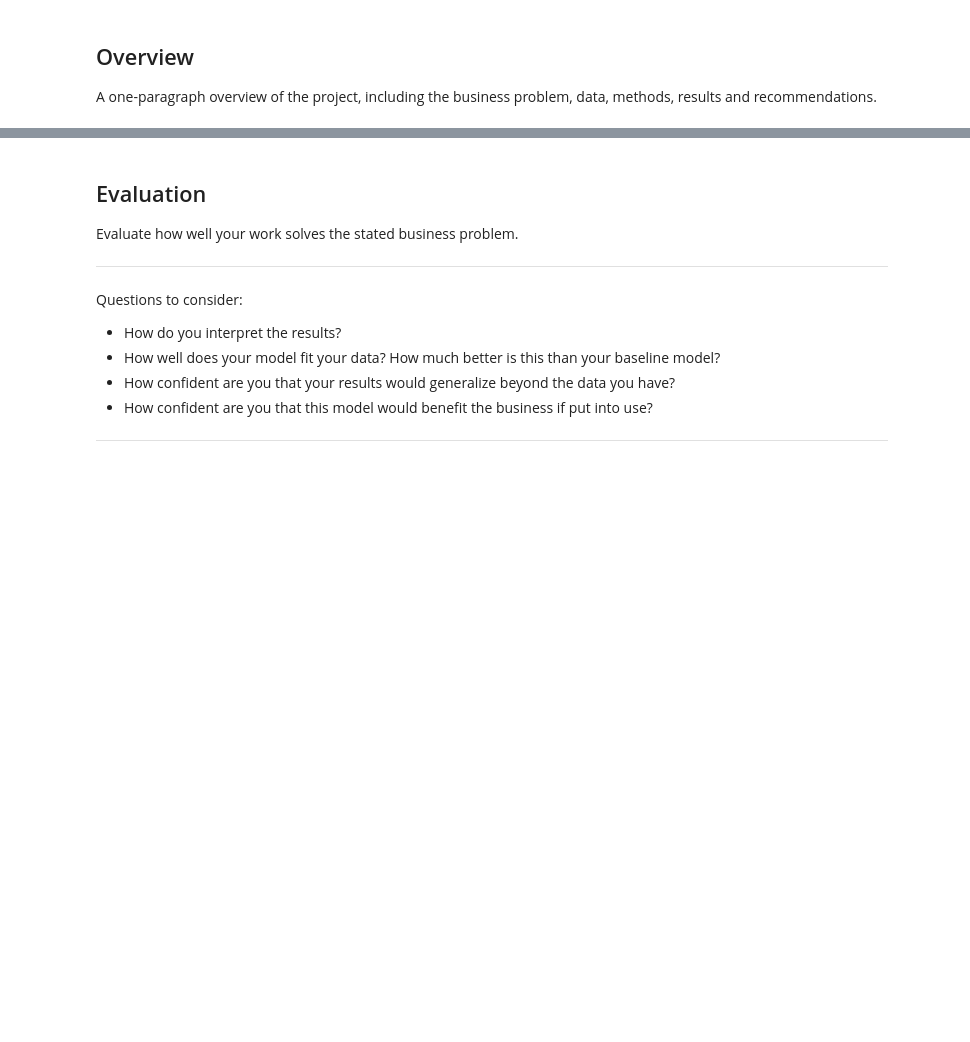
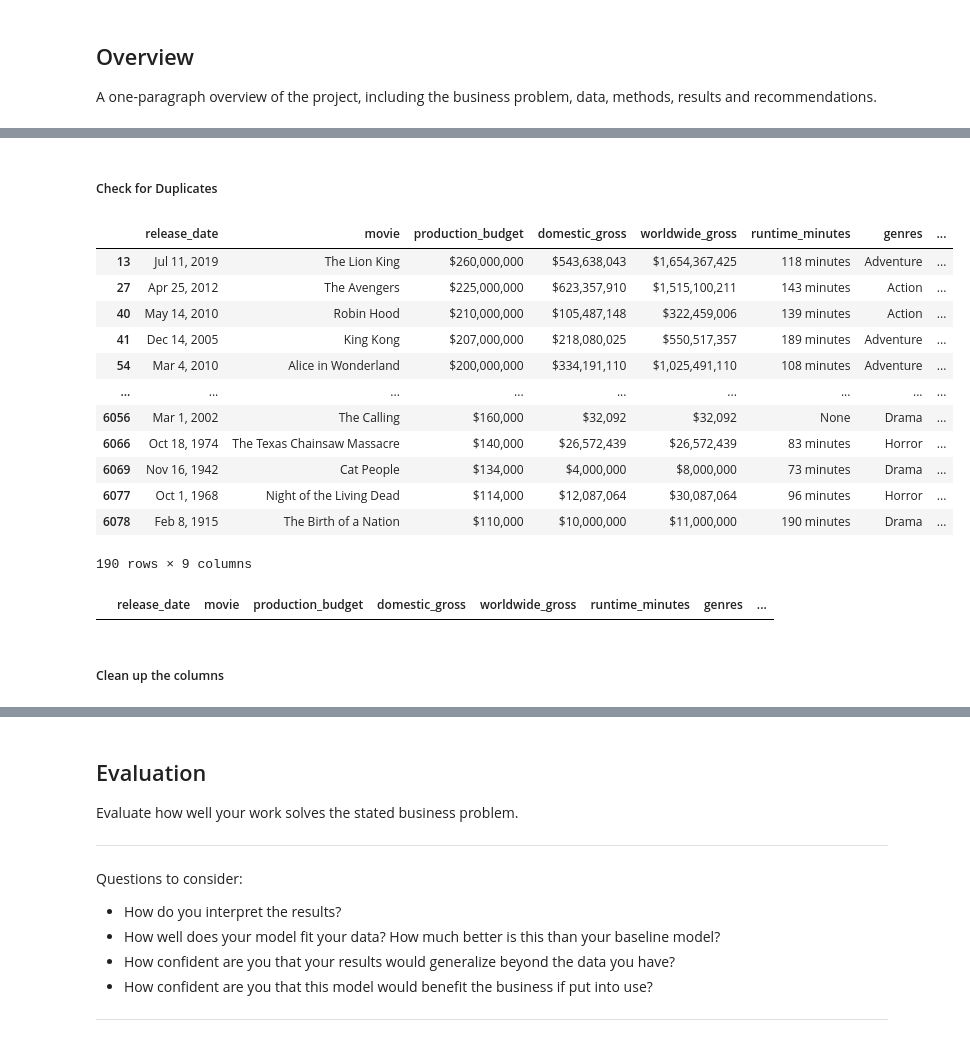
Before and after one commit to czarinagluna/Microsoft-Movie-Recommendations, a Jupyter notebook: microsoft-movie-recommendations.ipynb, the cells around one changed output, grey strips where cells are left out. Cells and saved outputs as stored; diff of their text form; code cells hidden in the pictures; blank space fills up the shorter version.

```diff
--- a/microsoft-movie-recommendations.ipynb
+++ b/microsoft-movie-recommendations.ipynb
@@ -46,0 +49,5 @@ import seaborn as sns
+# %%
+# Read the datasets
+
+df1 = pd.read_csv("data/tngross.csv")
+df2 = pd.read_csv("data/tnproduction.csv")
@@ -46,0 +108,4 @@ import seaborn as sns
+# %%
+df = df1.merge(df2, on="Unnamed: 0")
+# %%
+df = df.drop("Unnamed: 0", axis=1)
@@ -46,0 +131,25 @@ import seaborn as sns
+# %% [markdown]
+##### Check for Duplicates
+# %%
+duplicate_df = df[df['movie'].duplicated(keep=False)]
+duplicate_df
+# %% [output]
+|  | release_date | movie | production_budget | domestic_gross | worldwide_gross | runtime_minutes | genres | ... |
+| 13 | Jul 11, 2019 | The Lion King | $260,000,000 | $543,638,043 | $1,654,367,425 | 118 minutes | Adventure | ... |
+| 27 | Apr 25, 2012 | The Avengers | $225,000,000 | $623,357,910 | $1,515,100,211 | 143 minutes | Action | ... |
+| 40 | May 14, 2010 | Robin Hood | $210,000,000 | $105,487,148 | $322,459,006 | 139 minutes | Action | ... |
+| 41 | Dec 14, 2005 | King Kong | $207,000,000 | $218,080,025 | $550,517,357 | 189 minutes | Adventure | ... |
+| 54 | Mar 4, 2010 | Alice in Wonderland | $200,000,000 | $334,191,110 | $1,025,491,110 | 108 minutes | Adventure | ... |
+| ... | ... | ... | ... | ... | ... | ... | ... | ... |
+| 6056 | Mar 1, 2002 | The Calling | $160,000 | $32,092 | $32,092 | None | Drama | ... |
+| 6066 | Oct 18, 1974 | The Texas Chainsaw Massacre | $140,000 | $26,572,439 | $26,572,439 | 83 minutes | Horror | ... |
+| 6069 | Nov 16, 1942 | Cat People | $134,000 | $4,000,000 | $8,000,000 | 73 minutes | Drama | ... |
+| 6077 | Oct 1, 1968 | Night of the Living Dead | $114,000 | $12,087,064 | $30,087,064 | 96 minutes | Horror | ... |
+| 6078 | Feb 8, 1915 | The Birth of a Nation | $110,000 | $10,000,000 | $11,000,000 | 190 minutes | Drama | ... |
+190 rows × 9 columns
+# %%
+duplicate_df[duplicate_df.duplicated(subset=['movie','release_date'], keep=False)]
+# %% [output]
+|  | release_date | movie | production_budget | domestic_gross | worldwide_gross | runtime_minutes | genres | ... |
+# %% [markdown]
+##### Clean up the columns
```
Also changed, not shown: parts of 31 cells of this notebook, 2 other files.
